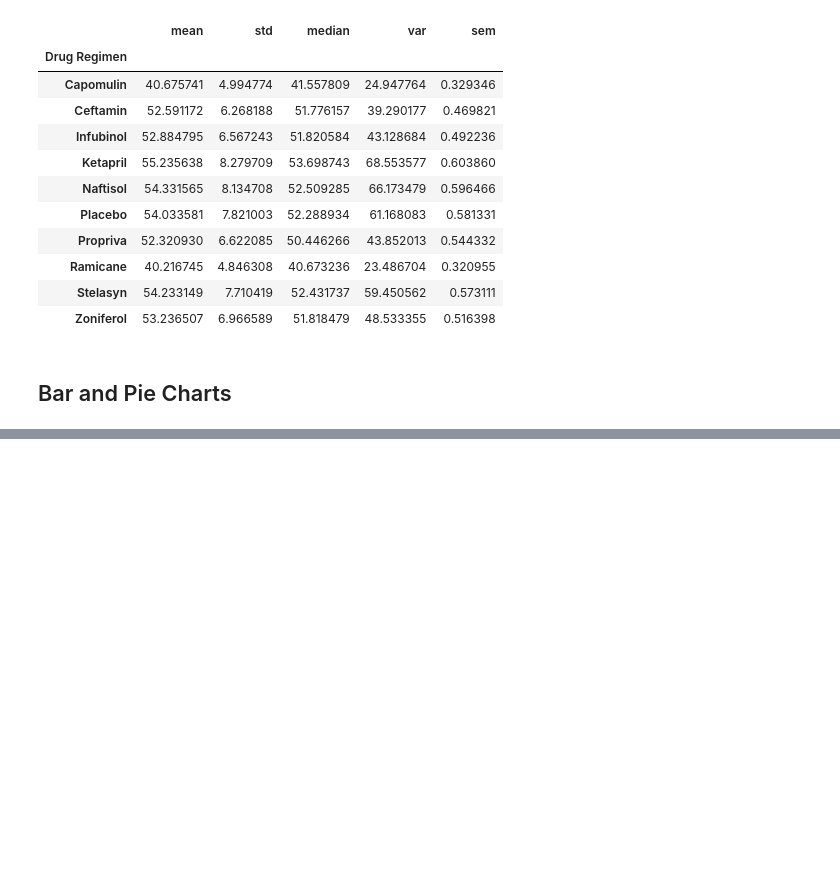
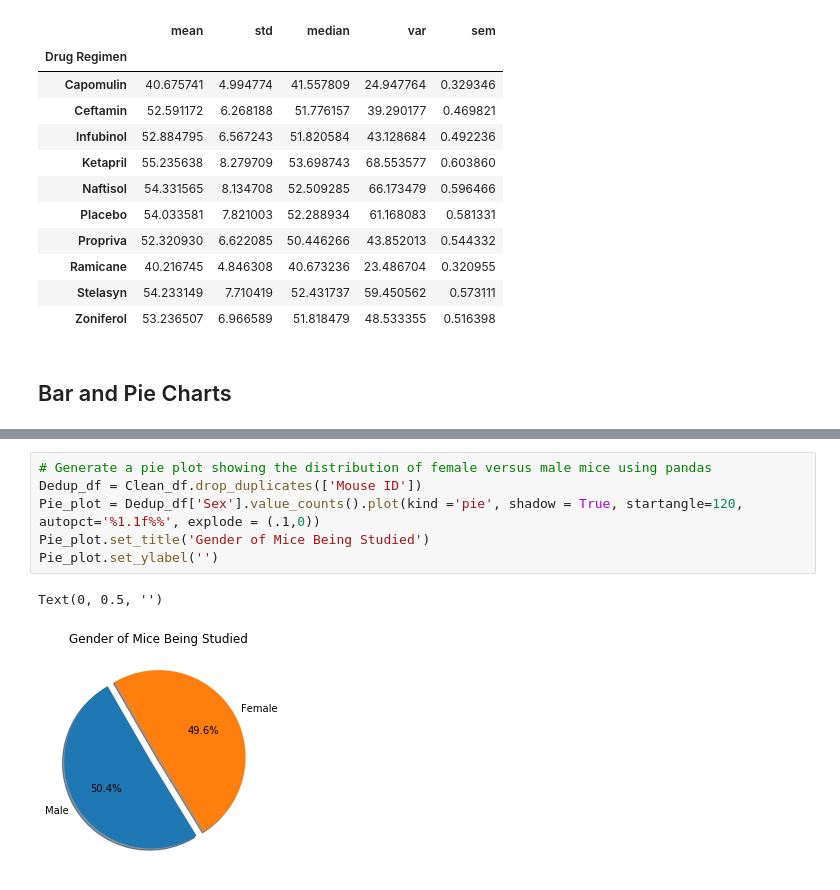
Before and after one commit to blackdenarius307/Matplotlib-Challenge, a Jupyter notebook: The Power of Plots.ipynb, the cells around one changed output, grey strips where cells are left out. Drawn from its saved outputs; the diff is of its cells as text; blank space fills up the shorter version.

```diff
--- a/The Power of Plots.ipynb
+++ b/The Power of Plots.ipynb
@@ -151,0 +145,9 @@ KeyError: 'Drug Regimin'
+# %%
+# Generate a pie plot showing the distribution of female versus male mice using pandas
+Dedup_df = Clean_df.drop_duplicates(['Mouse ID'])
+Pie_plot = Dedup_df['Sex'].value_counts().plot(kind ='pie', shadow = True, startangle=120, autopct='%1.1f%%', explode = (.1,0))
+Pie_plot.set_title('Gender of Mice Being Studied')
+Pie_plot.set_ylabel('')
+# %% [output]
+Text(0, 0.5, '')
+[figure, added]
```
Also changed, not shown: parts of 8 cells of this notebook.
